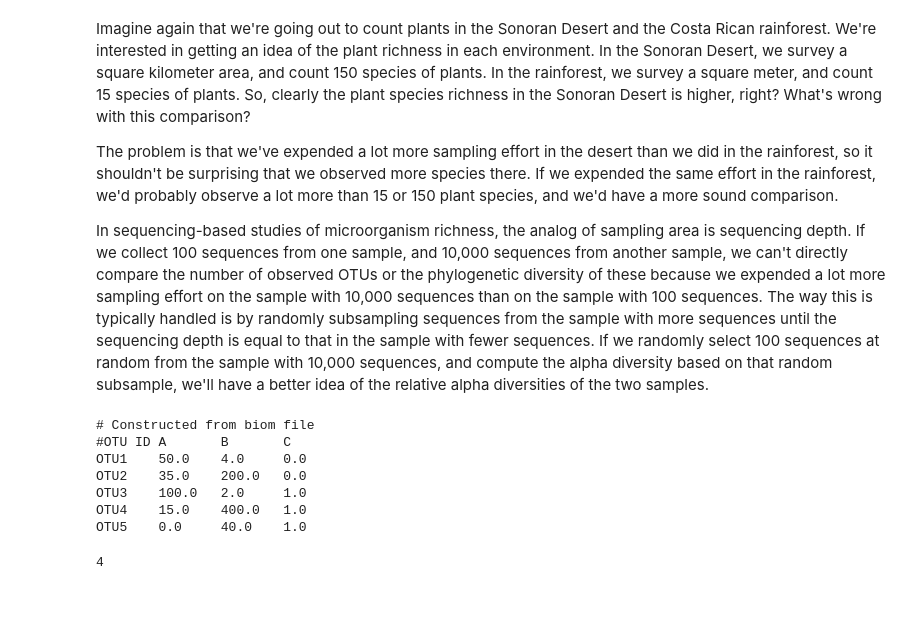
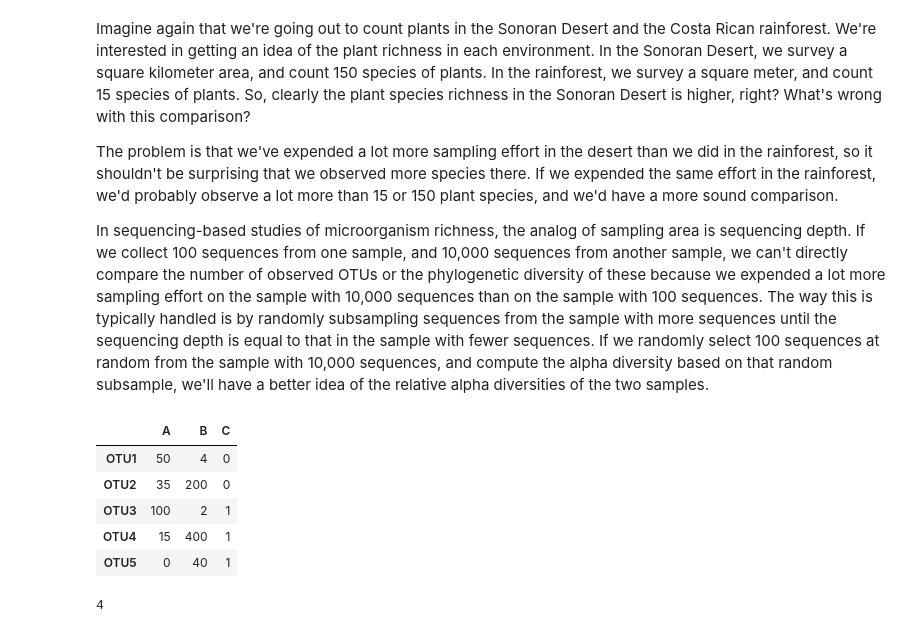
Before and after one commit to applied-bioinformatics/An-Introduction-To-Applied-Bioinformatics, a Jupyter notebook: applications/biological-diversity.ipynb, the cells around one changed output. Cells and saved outputs as stored; diff of their text form; code cells hidden in the pictures; blank space fills up the shorter version.

```diff
--- a/applications/biological-diversity.ipynb
+++ b/applications/biological-diversity.ipynb
@@ -244,26 +233,19 @@ In sequencing-based studies of microorganism richness, the analog of sampling ar
 # %%
 sample_ids = ['A', 'B', 'C']
 observation_ids = ['OTU1', 'OTU2', 'OTU3', 'OTU4', 'OTU5']
 data = array([[50, 4, 0],
               [35, 200, 0],
               [100, 2, 1],
               [15, 400, 1],
               [0, 40, 1]])
 
-bad_table = table_factory(data,
-                  sample_ids,
-                  observation_ids,
-                  sample_md = [],
-                  observation_md = [],
-                  constructor=SparseOTUTable)
-
-print bad_table
+bad_table = pd.DataFrame(data, index=observation_ids, columns=sample_ids)
+bad_table
 # %% [output]
-# Constructed from biom file
-#OTU ID A       B       C
-OTU1    50.0    4.0     0.0
-OTU2    35.0    200.0   0.0
-OTU3    100.0   2.0     1.0
-OTU4    15.0    400.0   1.0
-OTU5    0.0     40.0    1.0
+|  | A | B | C |
+| OTU1 | 50 | 4 | 0 |
+| OTU2 | 35 | 200 | 0 |
+| OTU3 | 100 | 2 | 1 |
+| OTU4 | 15 | 400 | 1 |
+| OTU5 | 0 | 40 | 1 |
 # %%
```
Also changed, not shown: parts of 19 cells of this notebook, 1 other file.
